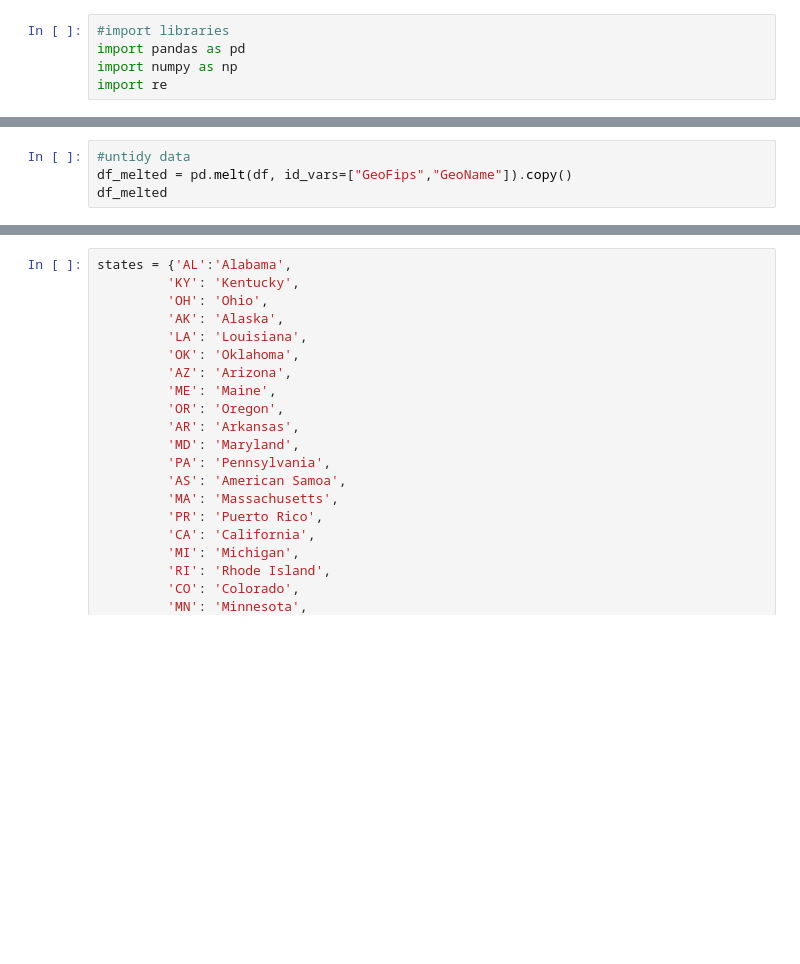
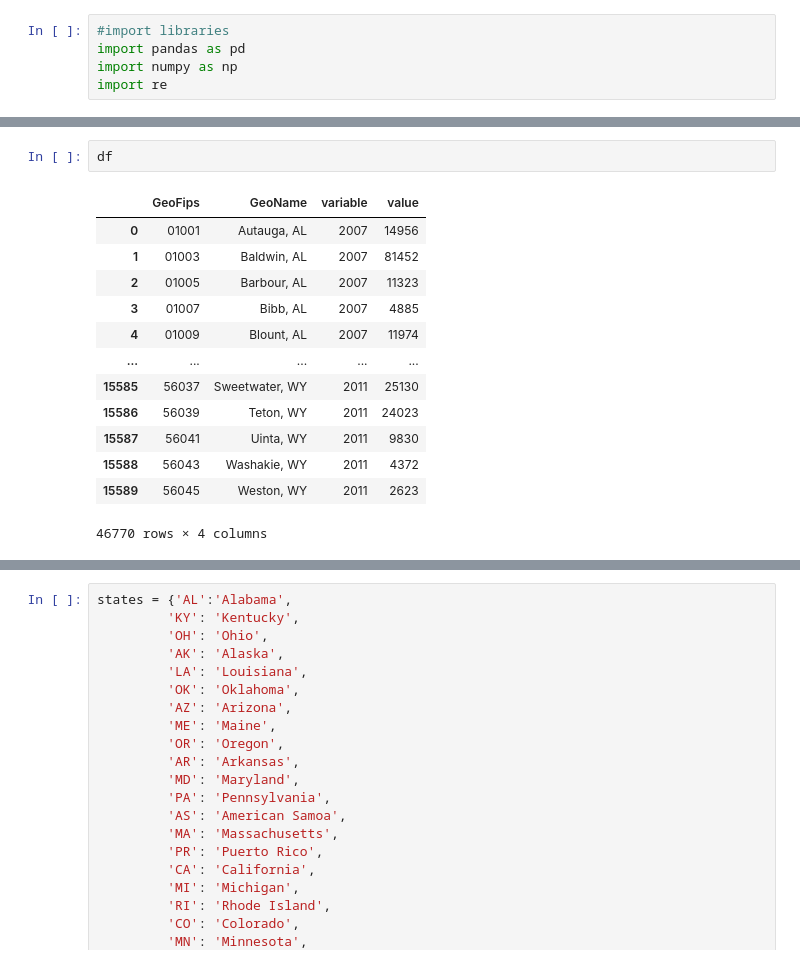
Before and after one commit to franciscouranga52/franciscouranga52-20230508-Nearshoring-Liu-Uranga, a Jupyter notebook: 2.6. Refine jobs data by county - US.ipynb, the cells around one changed output, grey strips where cells are left out. Saved outputs shown, nothing was run; the diff lists cells and outputs as text; blank space fills up the shorter version.

```diff
--- a/2.6. Refine jobs data by county - US.ipynb
+++ b/2.6. Refine jobs data by county - US.ipynb
@@ -85,4 +75,16 @@ df
-# %%
-#untidy data
-df_melted = pd.melt(df, id_vars=["GeoFips","GeoName"]).copy()
-df_melted
+# %%
+df
+# %% [output]
+|  | GeoFips | GeoName | variable | value |
+| 0 | 01001 | Autauga, AL | 2007 | 14956 |
+| 1 | 01003 | Baldwin, AL | 2007 | 81452 |
+| 2 | 01005 | Barbour, AL | 2007 | 11323 |
+| 3 | 01007 | Bibb, AL | 2007 | 4885 |
+| 4 | 01009 | Blount, AL | 2007 | 11974 |
+| ... | ... | ... | ... | ... |
+| 15585 | 56037 | Sweetwater, WY | 2011 | 25130 |
+| 15586 | 56039 | Teton, WY | 2011 | 24023 |
+| 15587 | 56041 | Uinta, WY | 2011 | 9830 |
+| 15588 | 56043 | Washakie, WY | 2011 | 4372 |
+| 15589 | 56045 | Weston, WY | 2011 | 2623 |
+46770 rows × 4 columns
```
Also changed, not shown: parts of 34 cells of this notebook, 6 other files.
